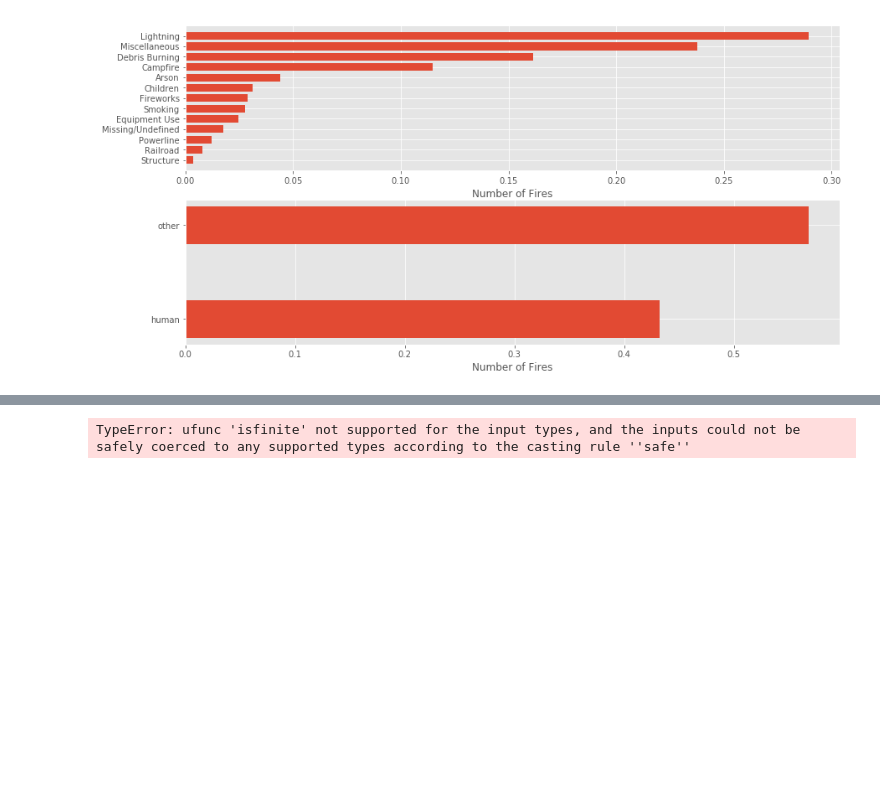
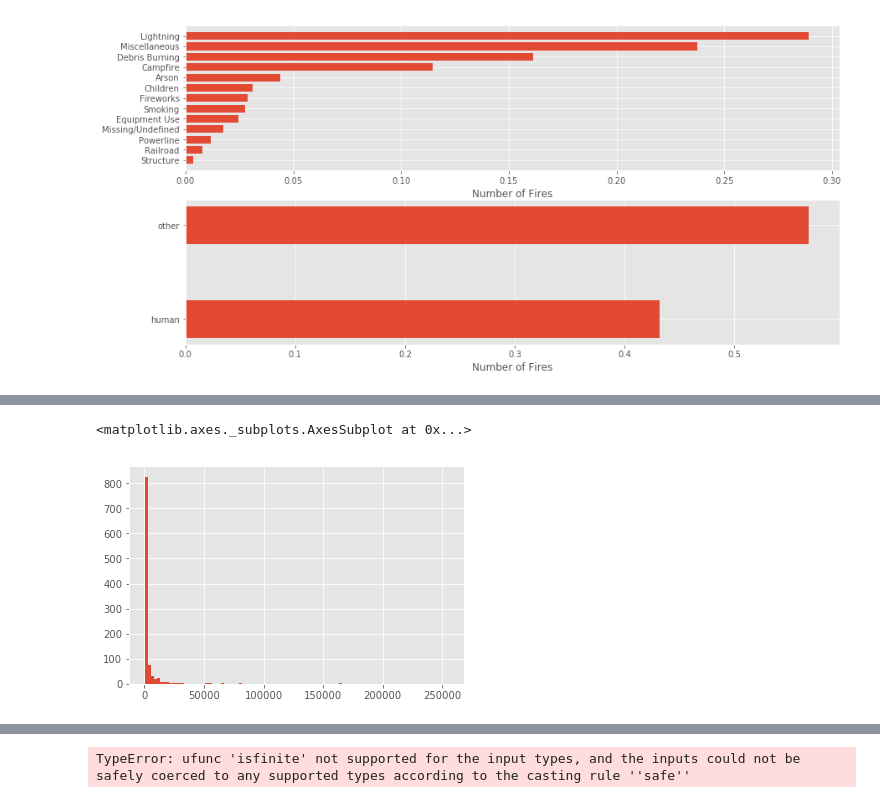
Before and after one commit to magstewart/wildfire-project, a Jupyter notebook: Wildfires_EDA.ipynb, the cells around one changed output, grey strips where cells are left out. Saved outputs shown, nothing was run; the diff lists cells and outputs as text; code cells hidden in the pictures; blank space fills up the shorter version.

```diff
--- a/Wildfires_EDA.ipynb
+++ b/Wildfires_EDA.ipynb
@@ -93,3 +111,0 @@ def univariate_plot(var1, ax, df=df):
-# %%
-bins = np.arange(0,10000,500)
-df['binned_pay'] = pd.cut(df['avg_past_payout'], bins)
@@ -103,0 +112,5 @@ plt.savefig('prob_by_userage')
+# %%
+df['fire_size'][df['fire_size'] > 100].hist(bins=100)
+# %% [output]
+<matplotlib.axes._subplots.AxesSubplot at 0x...>
+[figure, added]
```
Also changed, not shown: parts of 39 cells of this notebook, 5 other files.
